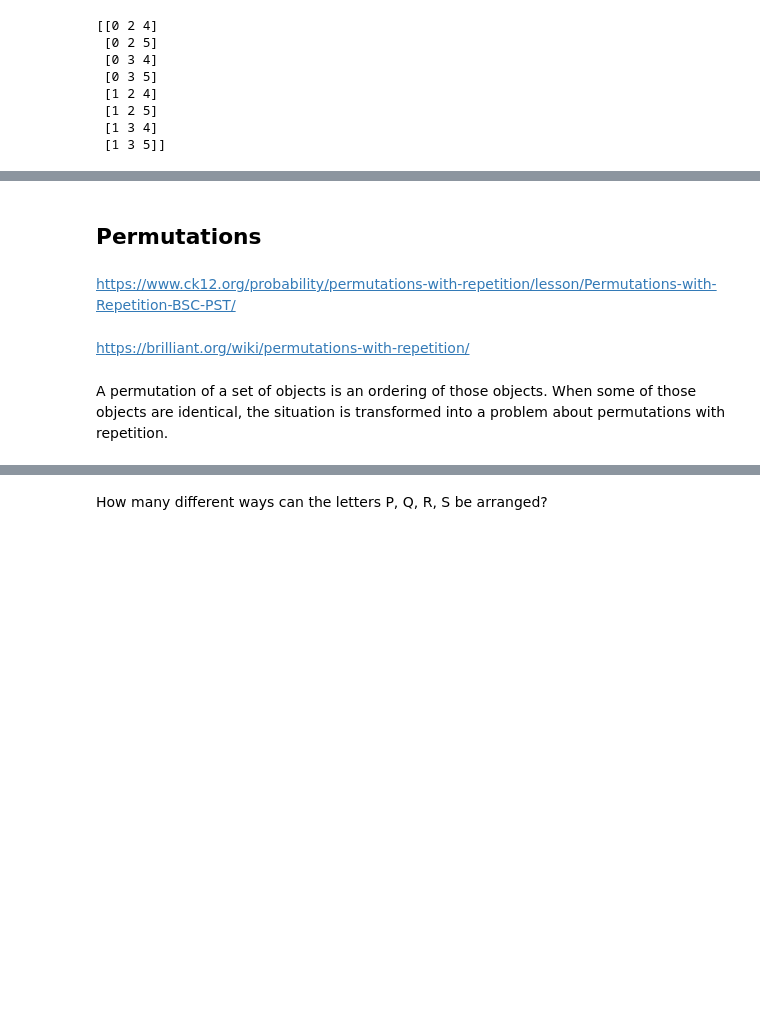
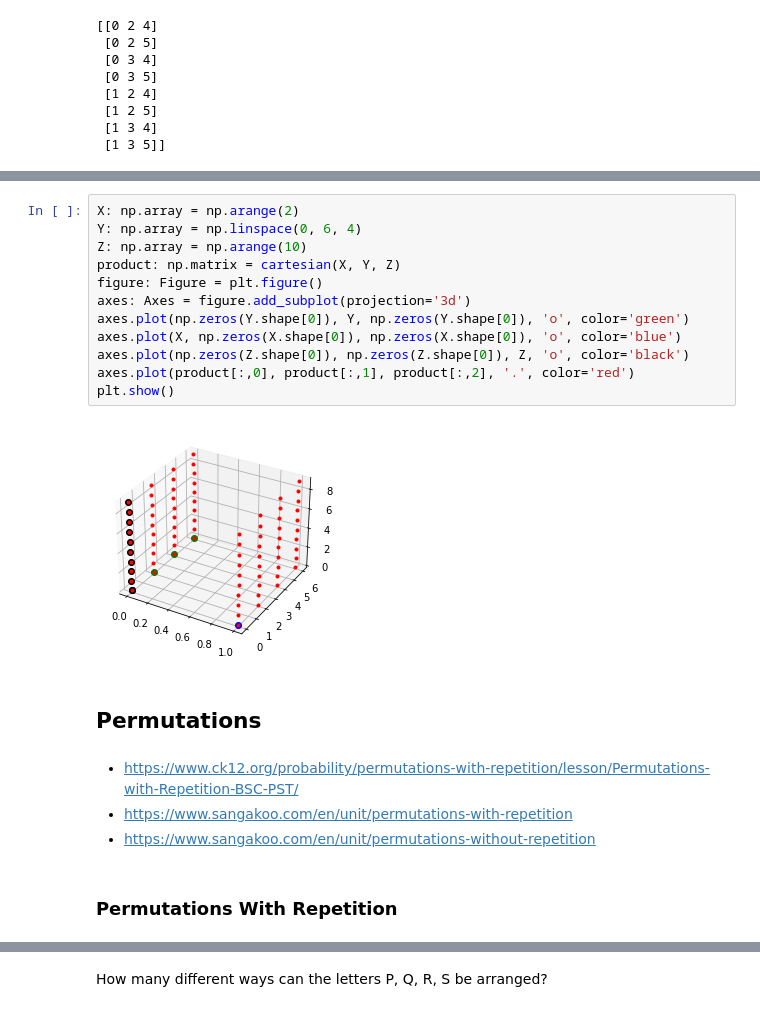
Before and after one commit to MartinCastroAlvarez/python-deep-learning-algorithms, a Jupyter notebook: amsterdam.ipynb, the cells around one changed output, grey strips where cells are left out. Saved outputs shown, nothing was run; the diff lists cells and outputs as text; blank space fills up the shorter version.

```diff
--- a/amsterdam.ipynb
+++ b/amsterdam.ipynb
@@ -68,8 +91,22 @@ print(cartesian(X, Y))
+# %%
+X: np.array = np.arange(2)
+Y: np.array = np.linspace(0, 6, 4)
+Z: np.array = np.arange(10)
+product: np.matrix = cartesian(X, Y, Z)
+figure: Figure = plt.figure()
+axes: Axes = figure.add_subplot(projection='3d')
+axes.plot(np.zeros(Y.shape[0]), Y, np.zeros(Y.shape[0]), 'o', color='green')
+axes.plot(X, np.zeros(X.shape[0]), np.zeros(X.shape[0]), 'o', color='blue')
+axes.plot(np.zeros(Z.shape[0]), np.zeros(Z.shape[0]), Z, 'o', color='black')
+axes.plot(product[:,0], product[:,1], product[:,2], '.', color='red')
+plt.show()
+# %% [output]
+[figure, added]
 # %% [markdown]
 ## Permutations
 # %% [markdown]
-https://www.ck12.org/probability/permutations-with-repetition/lesson/Permutations-with-Repetition-BSC-PST/
+- https://www.ck12.org/probability/permutations-with-repetition/lesson/Permutations-with-Repetition-BSC-PST/
+- https://www.sangakoo.com/en/unit/permutations-with-repetition
+- https://www.sangakoo.com/en/unit/permutations-without-repetition
-# %% [markdown]
-https://brilliant.org/wiki/permutations-with-repetition/
-# %% [markdown]
-A permutation of a set of objects is an ordering of those objects. When some of those objects are identical, the situation is transformed into a problem about permutations with repetition.
+# %% [markdown]
+### Permutations With Repetition
```
Also changed, not shown: parts of 36 cells of this notebook, 2 other files.
